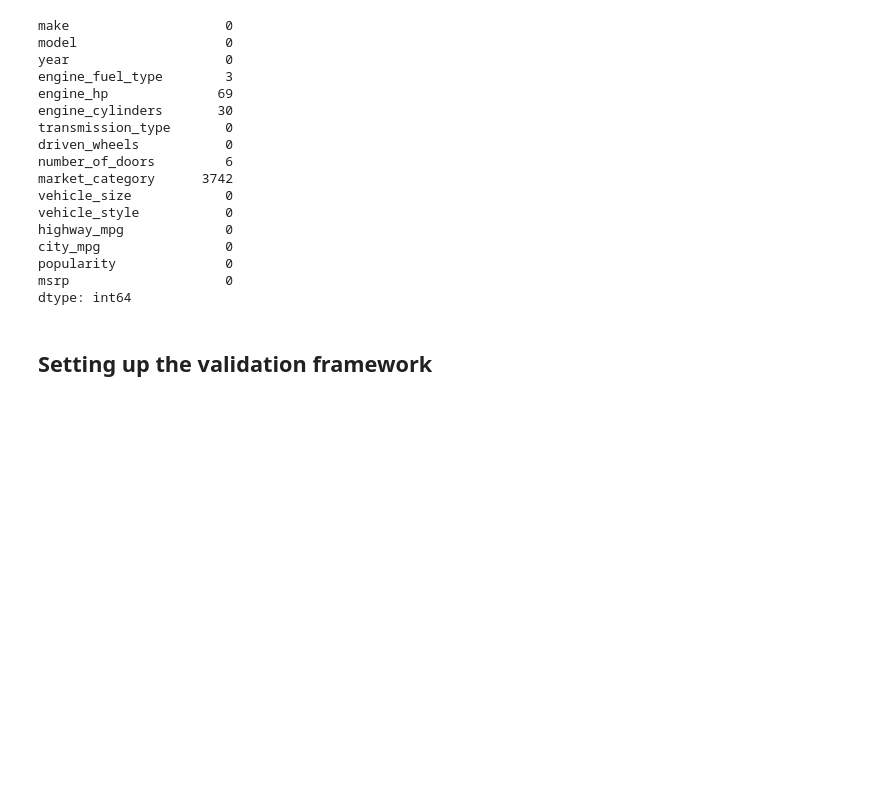
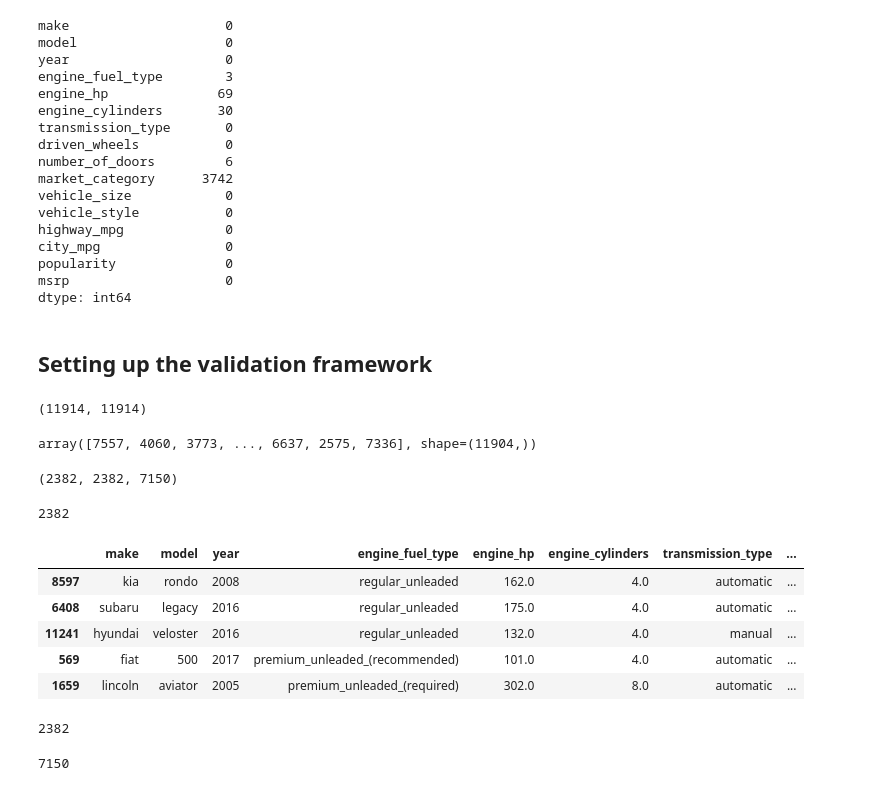
Before and after one commit to denis911/ML-zoomcamp-notebooks-modules-1-4, a Jupyter notebook: Kaggle_car_price.ipynb, the cells around one changed output. Drawn from its saved outputs; the diff is of its cells as text; code cells hidden in the pictures; blank space fills up the shorter version.

```diff
--- a/Kaggle_car_price.ipynb
+++ b/Kaggle_car_price.ipynb
@@ -159,3 +159,54 @@ msrp                    0
 dtype: int64
 # %% [markdown]
 ## Setting up the validation framework
+# %%
+# we need to split our df - 60% for training part, 20% for validation, 20% for test dataset
+n = int(len(df))
+n_val = int(n * 0.2)
+n_test = n_val
+n_train = n - 2*n_val
+n, n_val + n_test + n_train # (11914, 11914) - our ariphmetics works!
+# %% [output]
+(11914, 11914)
+# %%
+# our original df is sorted - bmw goes first, etc...
+# so we need to shuffle df rows before breaking into test, val and train datasets
+
+idx = np.arange(n) # this is our index
+
+np.random.seed(2) # to make our results reproducible in the future
+np.random.shuffle(idx)
+idx[10:] # it is shuffled now like so
+# array([7557, 4060, 3773, ..., 6637, 2575, 7336], shape=(11904,))
+# %% [output]
+array([7557, 4060, 3773, ..., 6637, 2575, 7336], shape=(11904,))
+# %%
+# so our split will be
+n_val, n_test, n_train # (2382, 2382, 7150)
+# %% [output]
+(2382, 2382, 7150)
+# %%
+# a trick - we do not take rows directly but use our reshuffled index instead:
+df_val = df.iloc[idx[:n_val]] # iloc takes actual rows, not index
+len(df_val)
+# %% [output]
+2382
+# %%
+df_train.head() # note - index is reshuffled ))
+# %% [output]
+|  | make | model | year | engine_fuel_type | engine_hp | engine_cylinders | transmission_type | ... |
+| 8597 | kia | rondo | 2008 | regular_unleaded | 162.0 | 4.0 | automatic | ... |
+| 6408 | subaru | legacy | 2016 | regular_unleaded | 175.0 | 4.0 | automatic | ... |
+| 11241 | hyundai | veloster | 2016 | regular_unleaded | 132.0 | 4.0 | manual | ... |
+| 569 | fiat | 500 | 2017 | premium_unleaded_(recommended) | 101.0 | 4.0 | automatic | ... |
+| 1659 | lincoln | aviator | 2005 | premium_unleaded_(required) | 302.0 | 8.0 | automatic | ... |
+# %%
+df_test = df.iloc[idx[n_val:n_val + n_test]]
+len(df_test)
+# %% [output]
+2382
+# %%
+df_train = df.iloc[idx[n_val + n_test:]]
+len(df_train)
+# %% [output]
+7150
```
Also changed, not shown: parts of 8 cells of this notebook.
